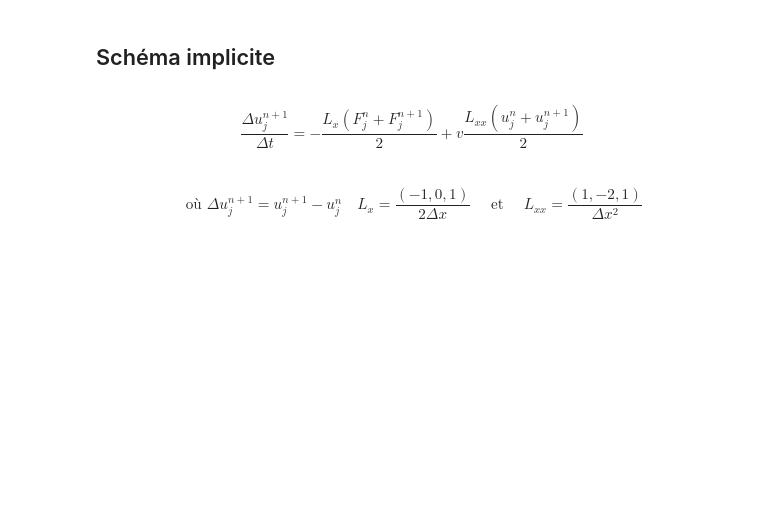
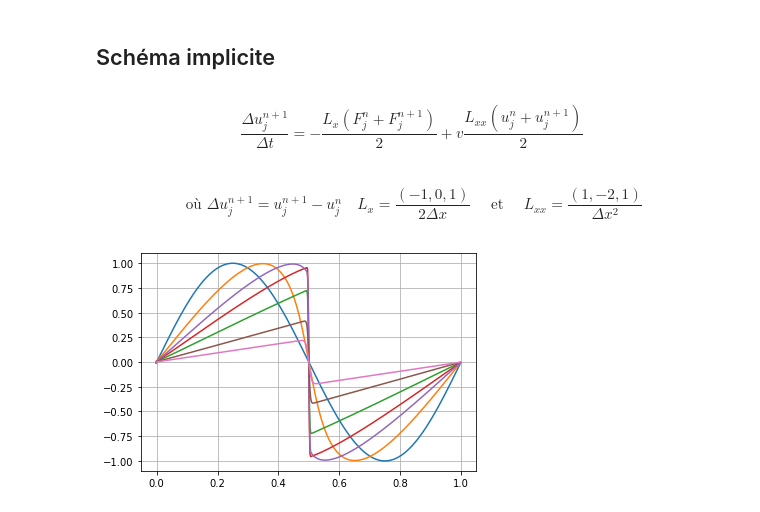
Before and after one commit to SophieWillemot/Equation-de-Burgers, a Jupyter notebook: schéma explicite.ipynb, the cells around one changed output. Drawn from its saved outputs; the diff is of its cells as text; code cells hidden in the pictures; blank space fills up the shorter version.

```diff
--- a/schéma explicite.ipynb
+++ b/schéma explicite.ipynb
@@ -91,0 +133,17 @@ $$
+# %%
+n = 500
+dt = 10**-4
+tf = [0,0.1,0.5,0.3,0.2,1,2]
+nu = 10**-3
+
+U_f=[]
+for i in tf :
+    X,U = implicite(n,dt,i,nu)
+    U_f.append(U)
+
+for i in U_f :
+    plt.plot(X,i)
+
+plt.grid();
+# %% [output]
+[figure, added]
```
Also changed, not shown: parts of 5 cells of this notebook.
